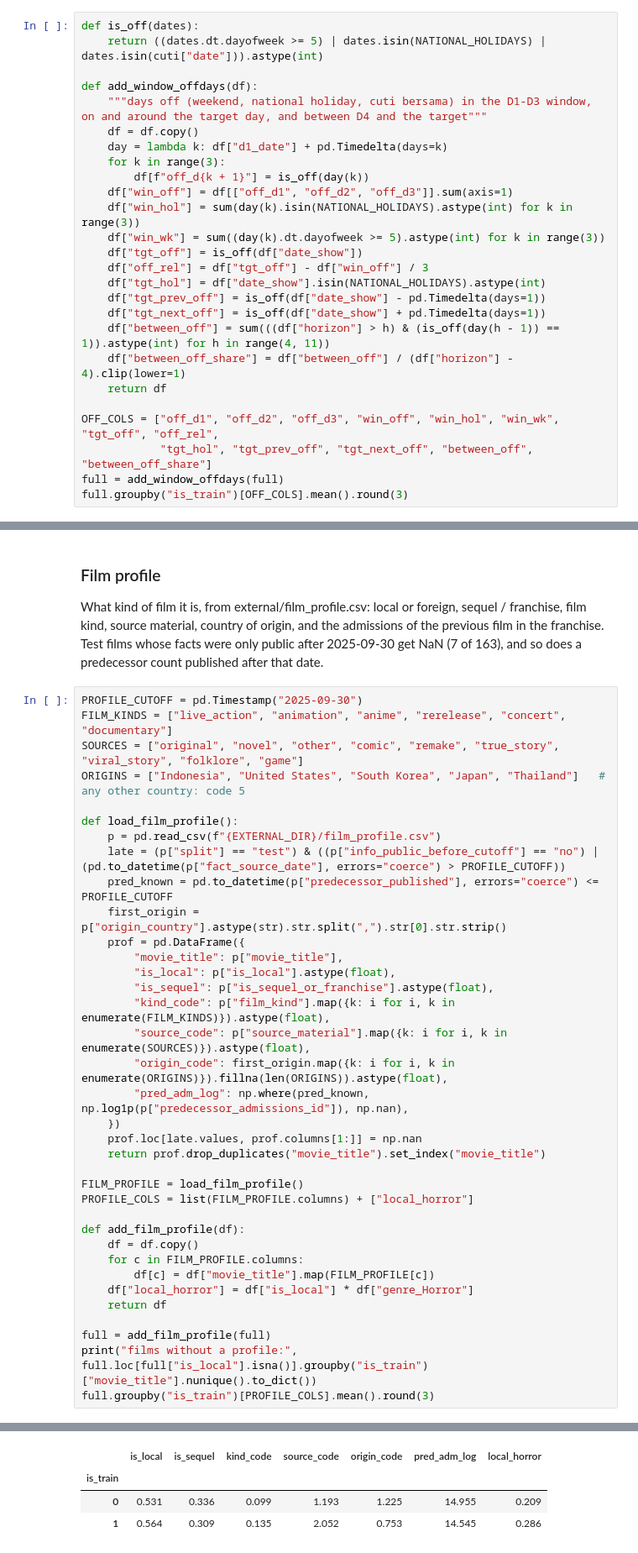
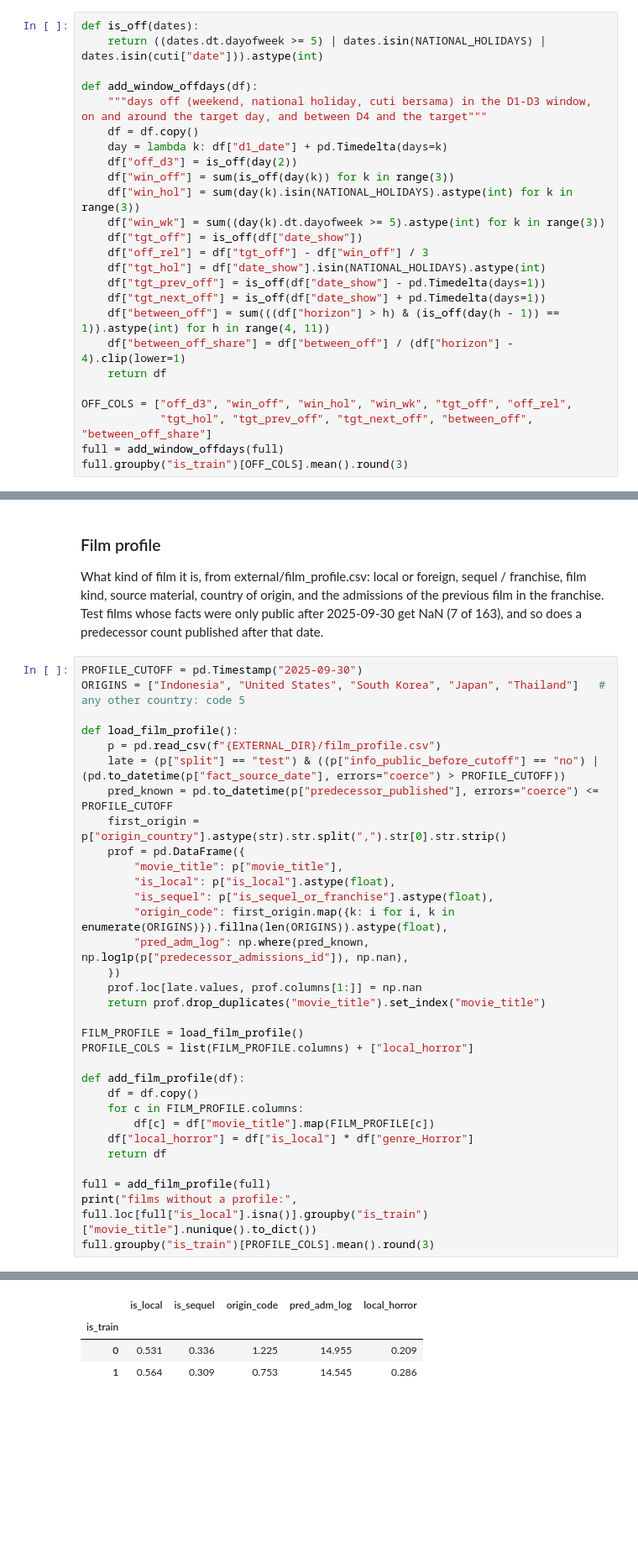
Before and after one commit to LeonArif/JOINTS, a Jupyter notebook: leon/main.ipynb, the cells around one changed output, grey strips where cells are left out. Shown at 84% size. Cells and saved outputs as stored; diff of their text form; blank space fills up the shorter version.

```diff
--- a/leon/main.ipynb
+++ b/leon/main.ipynb
@@ -506,9 +506,8 @@ def add_window_offdays(df):
     """days off (weekend, national holiday, cuti bersama) in the D1-D3 window, on and around the target day, and between D4 and the target"""
     df = df.copy()
     day = lambda k: df["d1_date"] + pd.Timedelta(days=k)
-    for k in range(3):
-        df[f"off_d{k + 1}"] = is_off(day(k))
-    df["win_off"] = df[["off_d1", "off_d2", "off_d3"]].sum(axis=1)
+    df["off_d3"] = is_off(day(2))
+    df["win_off"] = sum(is_off(day(k)) for k in range(3))
     df["win_hol"] = sum(day(k).isin(NATIONAL_HOLIDAYS).astype(int) for k in range(3))
     df["win_wk"] = sum((day(k).dt.dayofweek >= 5).astype(int) for k in range(3))
     df["tgt_off"] = is_off(df["date_show"])
@@ -520,7 +519,7 @@ def add_window_offdays(df):
     df["between_off_share"] = df["between_off"] / (df["horizon"] - 4).clip(lower=1)
     return df
 
-OFF_COLS = ["off_d1", "off_d2", "off_d3", "win_off", "win_hol", "win_wk", "tgt_off", "off_rel",
+OFF_COLS = ["off_d3", "win_off", "win_hol", "win_wk", "tgt_off", "off_rel",
             "tgt_hol", "tgt_prev_off", "tgt_next_off", "between_off", "between_off_share"]
 full = add_window_offdays(full)
 full.groupby("is_train")[OFF_COLS].mean().round(3)
@@ -534,46 +533,42 @@ full.groupby("is_train")[OFF_COLS].mean().round(3)
 What kind of film it is, from external/film_profile.csv: local or foreign, sequel / franchise, film kind, source material, country of origin, and the admissions of the previous film in the franchise. Test films whose facts were only public after 2025-09-30 get NaN (7 of 163), and so does a predecessor count published after that date.
 # %%
 PROFILE_CUTOFF = pd.Timestamp("2025-09-30")
-FILM_KINDS = ["live_action", "animation", "anime", "rerelease", "concert", "documentary"]
-SOURCES = ["original", "novel", "other", "comic", "remake", "true_story", "viral_story", "folklore", "game"]
 ORIGINS = ["Indonesia", "United States", "South Korea", "Japan", "Thailand"]   # any other country: code 5
 
 def load_film_profile():
     p = pd.read_csv(f"{EXTERNAL_DIR}/film_profile.csv")
     late = (p["split"] == "test") & ((p["info_public_before_cutoff"] == "no") | (pd.to_datetime(p["fact_source_date"], errors="coerce") > PROFILE_CUTOFF))
     pred_known = pd.to_datetime(p["predecessor_published"], errors="coerce") <= PROFILE_CUTOFF
     first_origin = p["origin_country"].astype(str).str.split(",").str[0].str.strip()
     prof = pd.DataFrame({
         "movie_title": p["movie_title"],
         "is_local": p["is_local"].astype(float),
         "is_sequel": p["is_sequel_or_franchise"].astype(float),
-        "kind_code": p["film_kind"].map({k: i for i, k in enumerate(FILM_KINDS)}).astype(float),
-        "source_code": p["source_material"].map({k: i for i, k in enumerate(SOURCES)}).astype(float),
         "origin_code": first_origin.map({k: i for i, k in enumerate(ORIGINS)}).fillna(len(ORIGINS)).astype(float),
         "pred_adm_log": np.where(pred_known, np.log1p(p["predecessor_admissions_id"]), np.nan),
     })
     prof.loc[late.values, prof.columns[1:]] = np.nan
     return prof.drop_duplicates("movie_title").set_index("movie_title")
 
 FILM_PROFILE = load_film_profile()
 PROFILE_COLS = list(FILM_PROFILE.columns) + ["local_horror"]
 
 def add_film_profile(df):
     df = df.copy()
     for c in FILM_PROFILE.columns:
         df[c] = df["movie_title"].map(FILM_PROFILE[c])
     df["local_horror"] = df["is_local"] * df["genre_Horror"]
     return df
 
 full = add_film_profile(full)
 print("films without a profile:", full.loc[full["is_local"].isna()].groupby("is_train")["movie_title"].nunique().to_dict())
 full.groupby("is_train")[PROFILE_COLS].mean().round(3)
 # %% [output]
 films without a profile: {0: 7}
-|  | is_local | is_sequel | kind_code | source_code | origin_code | pred_adm_log | local_horror |
-| is_train |  |  |  |  |  |  |  |
-| 0 | 0.531 | 0.336 | 0.099 | 1.193 | 1.225 | 14.955 | 0.209 |
-| 1 | 0.564 | 0.309 | 0.135 | 2.052 | 0.753 | 14.545 | 0.286 |
+|  | is_local | is_sequel | origin_code | pred_adm_log | local_horror |
+| is_train |  |  |  |  |  |
+| 0 | 0.531 | 0.336 | 1.225 | 14.955 | 0.209 |
+| 1 | 0.564 | 0.309 | 0.753 | 14.545 | 0.286 |
 # %% [markdown]
 ### Late-start pairs
 first_active, eff_age, last_ratio, active_mean: cinemas that start the film after D1 (same as main_legit).
```
Also changed, not shown: parts of 12 cells of this notebook, 15 other files.
